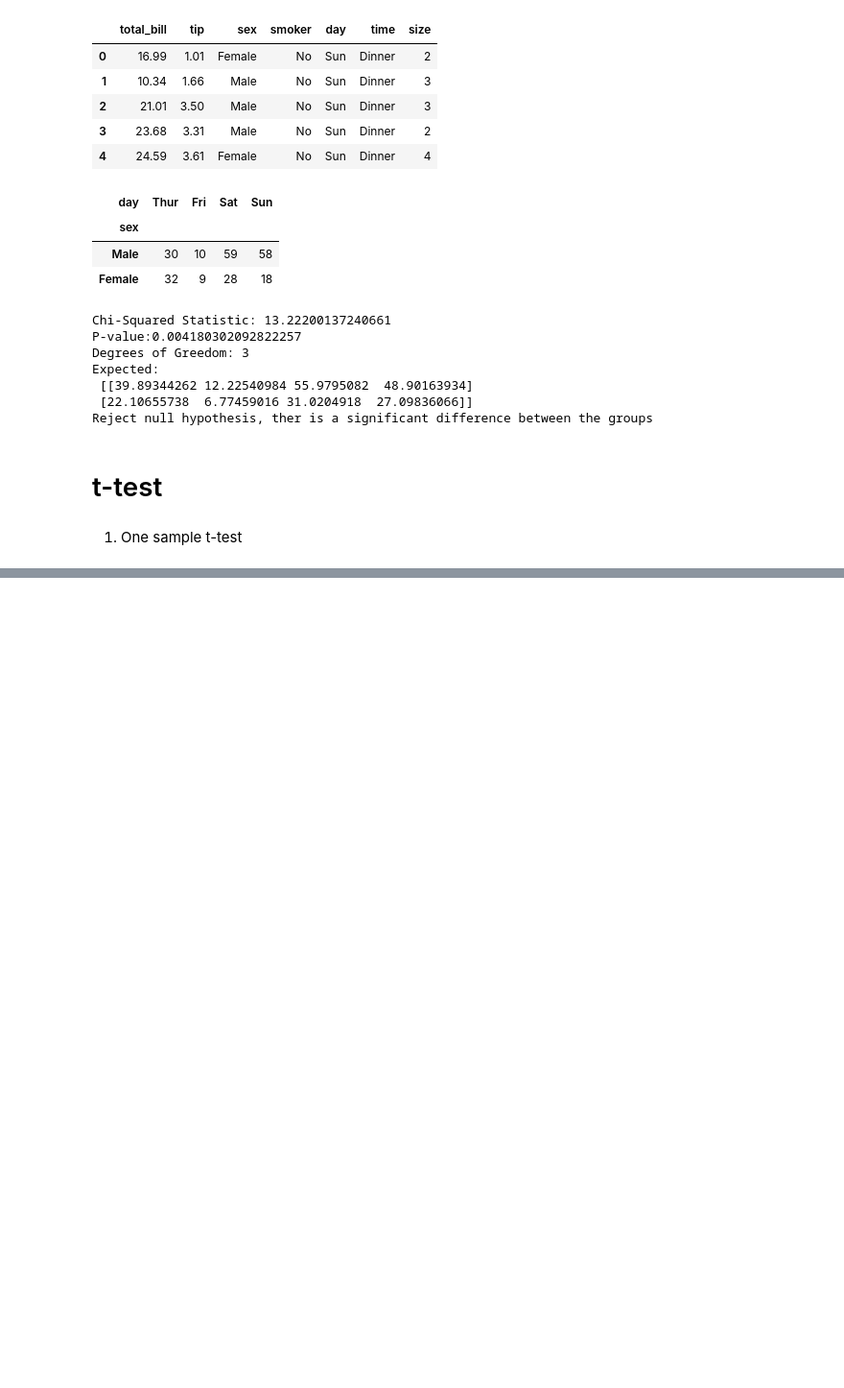
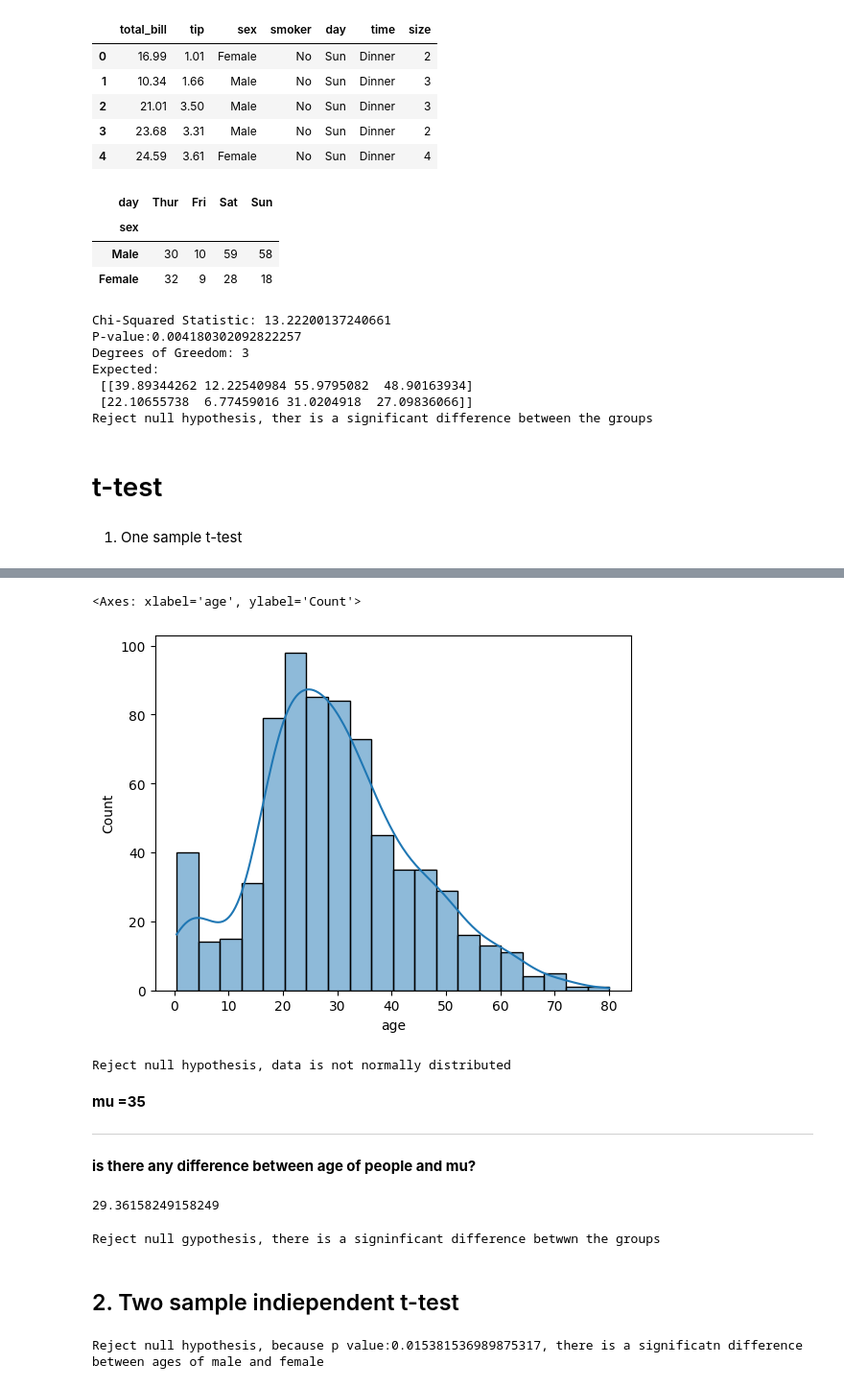
Before and after one commit to Ind-saurabh-kumar/Data_Science_Course, a Jupyter notebook: Mathematics/Statistics/case_study.ipynb, the cells around one changed output, grey strips where cells are left out. Shown at 96% size. Cells and saved outputs as stored; diff of their text form; code cells hidden in the pictures; blank space fills up the shorter version.

```diff
--- a/Mathematics/Statistics/case_study.ipynb
+++ b/Mathematics/Statistics/case_study.ipynb
@@ -108,0 +106,12 @@ import pandas as pd
+# %%
+# one sample t-test
+import pandas as pd
+import numpy as np
+import matplotlib.pyplot as plt
+import seaborn as sns
+import scipy.stats as stats
+
+# data load
+
+df = sns.load_dataset('titanic')
+df.head()
@@ -108,0 +125,5 @@ import pandas as pd
+# %%
+sns.histplot(df['age'], kde=True)
+# %% [output]
+<Axes: xlabel='age', ylabel='Count'>
+[figure, added]
@@ -108,0 +134,47 @@ import pandas as pd
+# %%
+# shpiro wilk test to see the normality of the data
+
+statistic, p = stats.shapiro(df['age'])
+
+#print the result based on p-value and if else conditons
+
+if p<0.05:
+    print("Reject null hypothesis, data is not normally distributed")
+else:
+    print("Fail to rejct null hypothesis, data is normally distributed")
+# %% [output]
+Reject null hypothesis, data is not normally distributed
+# %% [markdown]
+**mu =35**
+_______________________
+**is there any difference between age of people and mu?**
+# %%
+df['age'].mean()
+# %% [output]
+29.36158249158249
+# %%
+statistic, p = stats.ttest_1samp(df['age'], 35)
+
+# print the results based on p value and if else conditions
+if p<0.05:
+    print("Reject null gypothesis, there is a signinficant difference betwwn the groups")
+else:
+    print("Fail to reject null hypothesis, there is no significatn difference beween the groups")
+# %% [output]
+Reject null gypothesis, there is a signinficant difference betwwn the groups
+# %% [markdown]
+## 2. Two sample indiependent t-test
+# %%
+# Lets run the two sample t test on ages of male and feamle from titanic
+
+age_male = df[df['sex'] == 'male']['age']
+age_female = df[df['sex'] == 'female']['age']
+statistic, p = stats.ttest_ind(age_male, age_female)
+
+# print the results based on p value and if else conditions
+if p < 0.05:
+    print(f"Reject null hypothesis, because p value:{p}, there is a significatn difference between ages of male and female")
+else:
+    print(f"Fail to reject null hypothesis, because p value: {p}, there is not any differences between ages of female and male")
+# %% [output]
+Reject null hypothesis, because p value:0.015381536989875317, there is a significatn difference between ages of male and female
```
Also changed, not shown: parts of 10 cells of this notebook.
